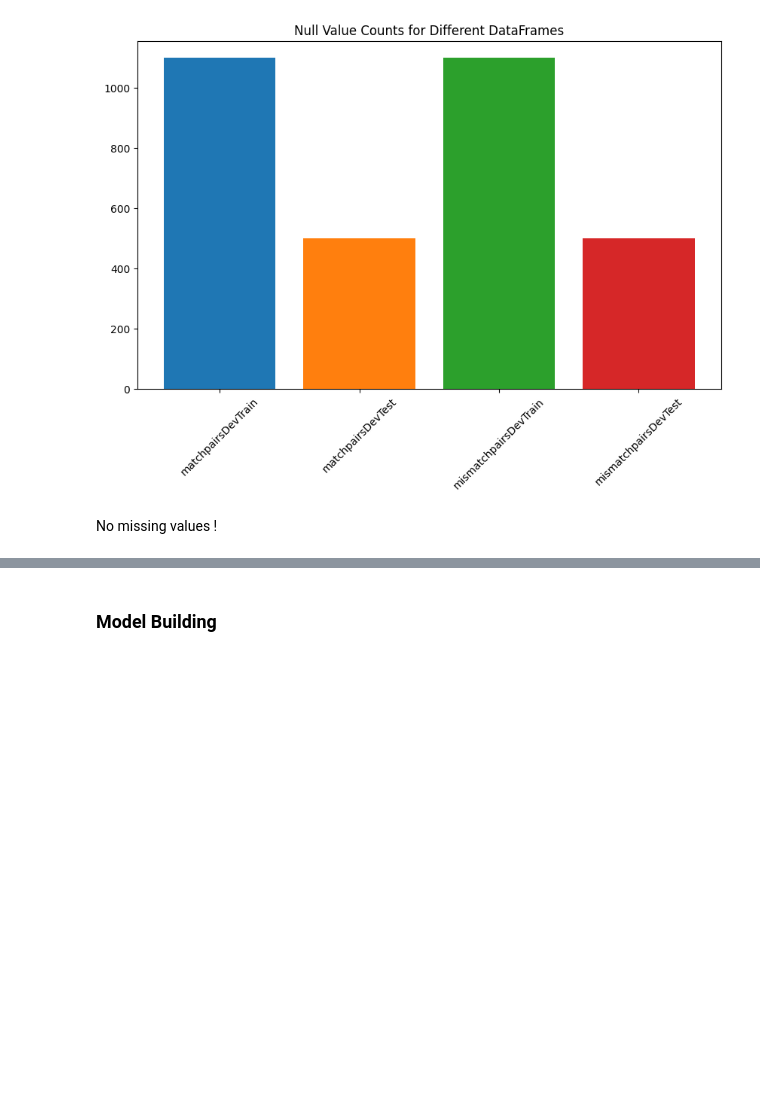
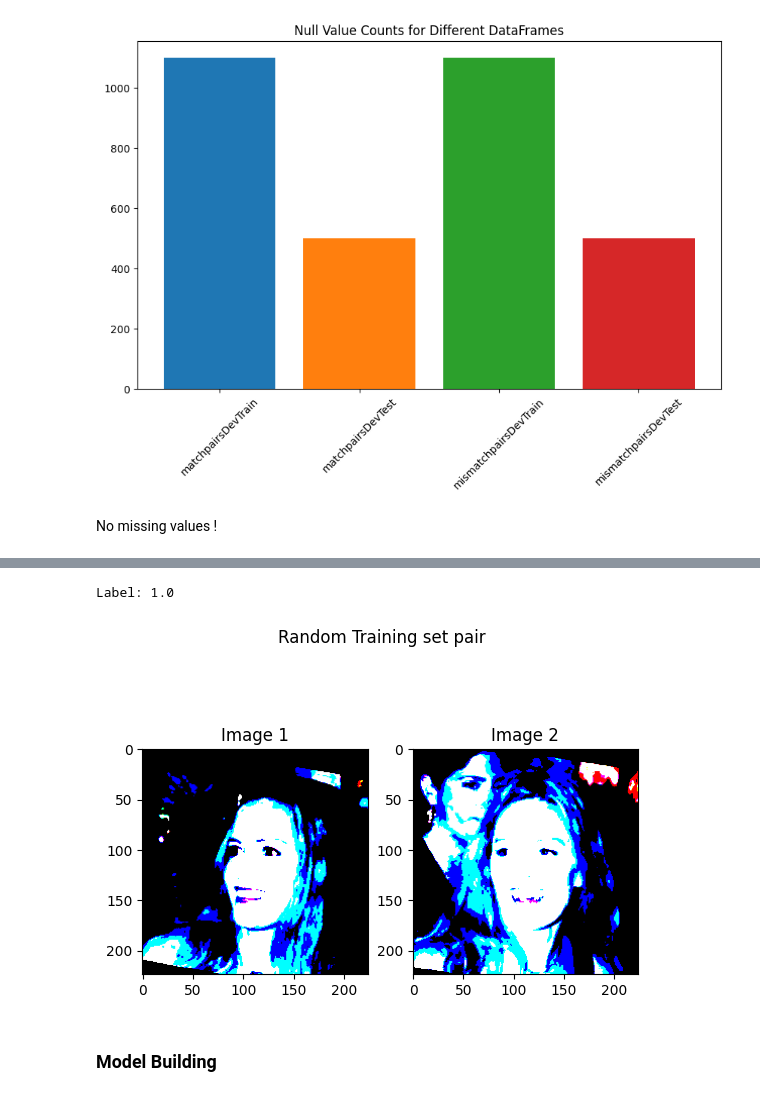
Before and after one commit to OussamaElhamdani/FaceSimNet, a Jupyter notebook: Notebooks/model.ipynb, the cells around one changed output, grey strips where cells are left out. Cells and saved outputs as stored; diff of their text form; code cells hidden in the pictures; blank space fills up the shorter version.

```diff
--- a/Notebooks/model.ipynb
+++ b/Notebooks/model.ipynb
@@ -176,8 +184,19 @@ train_mismatched_pairs, train_mismatched_labels = create_pairs(mismatchpairsDevT
 test_matched_pairs, test_matched_labels = create_pairs(matchpairsDevTest, is_match=True)
 test_mismatched_pairs, test_mismatched_labels = create_pairs(mismatchpairsDevTest, is_match=False)
 
-# Combine training and testing pairs and labels
-train_pairs = train_matched_pairs + train_mismatched_pairs
-train_labels = train_matched_labels + train_mismatched_labels
-test_pairs = test_matched_pairs + test_mismatched_pairs
-test_labels = test_matched_labels + test_mismatched_labels
+train_pairs = np.concatenate((train_matched_pairs, train_mismatched_pairs), axis=0)
+train_labels = np.concatenate((train_matched_labels, train_mismatched_labels), axis=0)
+test_pairs = np.concatenate((test_matched_pairs, test_mismatched_pairs), axis=0)
+test_labels = np.concatenate((test_matched_labels, test_mismatched_labels), axis=0)
+
+# Shuffle the training data
+indices = np.arange(len(train_pairs))
+random.shuffle(indices)
+train_pairs = train_pairs[indices]
+train_labels = train_labels[indices]
+
+# Shuffle the test set
+indices = np.arange(len(test_pairs))
+random.shuffle(indices)
+test_pairs = test_pairs[indices]
+test_labels = test_labels[indices]
@@ -216,3 +231,17 @@ Text(0.5, 0.98, 'Example mismatching pairs')
+# %%
+img1, img2 = train_pairs[0, :, :, :]
+plt.subplot(1, 2, 1)
+plt.imshow(img1)
+plt.title('Image 1')
+plt.subplot(1, 2, 2)
+plt.imshow(img2)
+plt.title('Image 2')
+plt.suptitle("Random Training set pair")
+
+print(f"Label:", train_labels[0])
+# %% [output]
+Label: 1.0
+[figure, added]
 # %% [markdown]
 ### Model Building
 # %%
```
Also changed, not shown: parts of 15 cells of this notebook.
